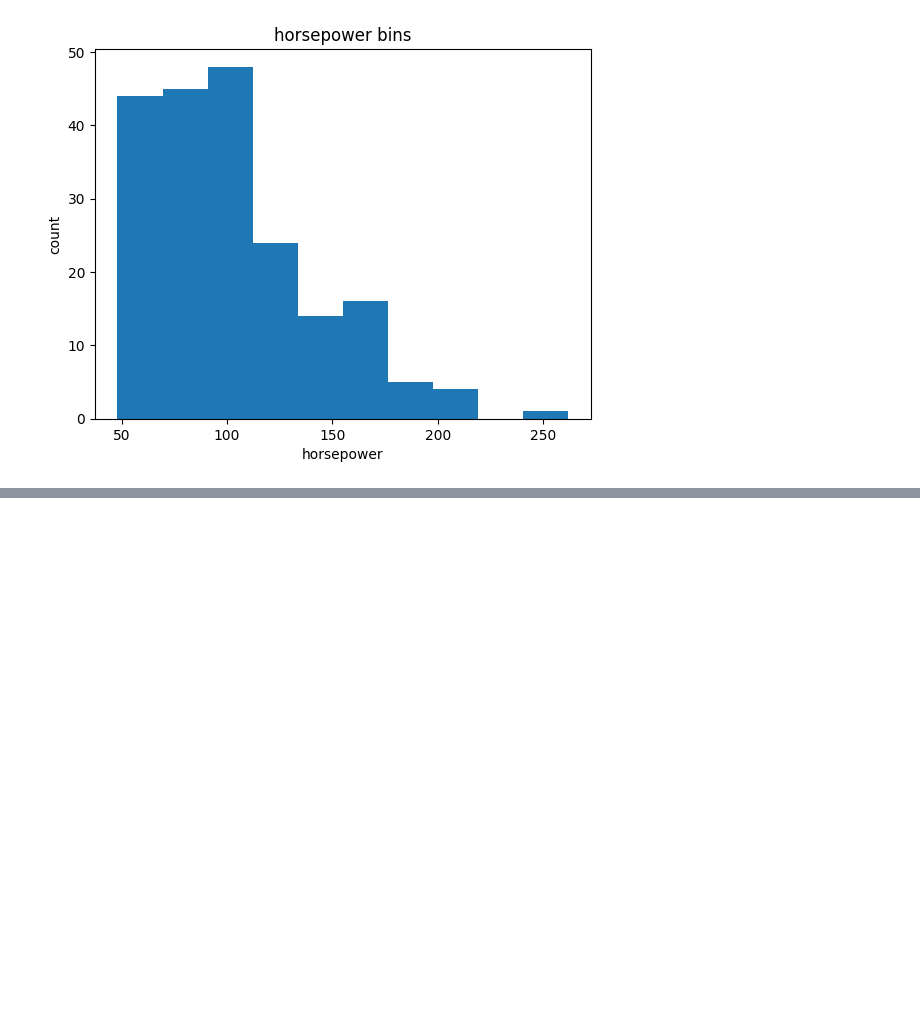
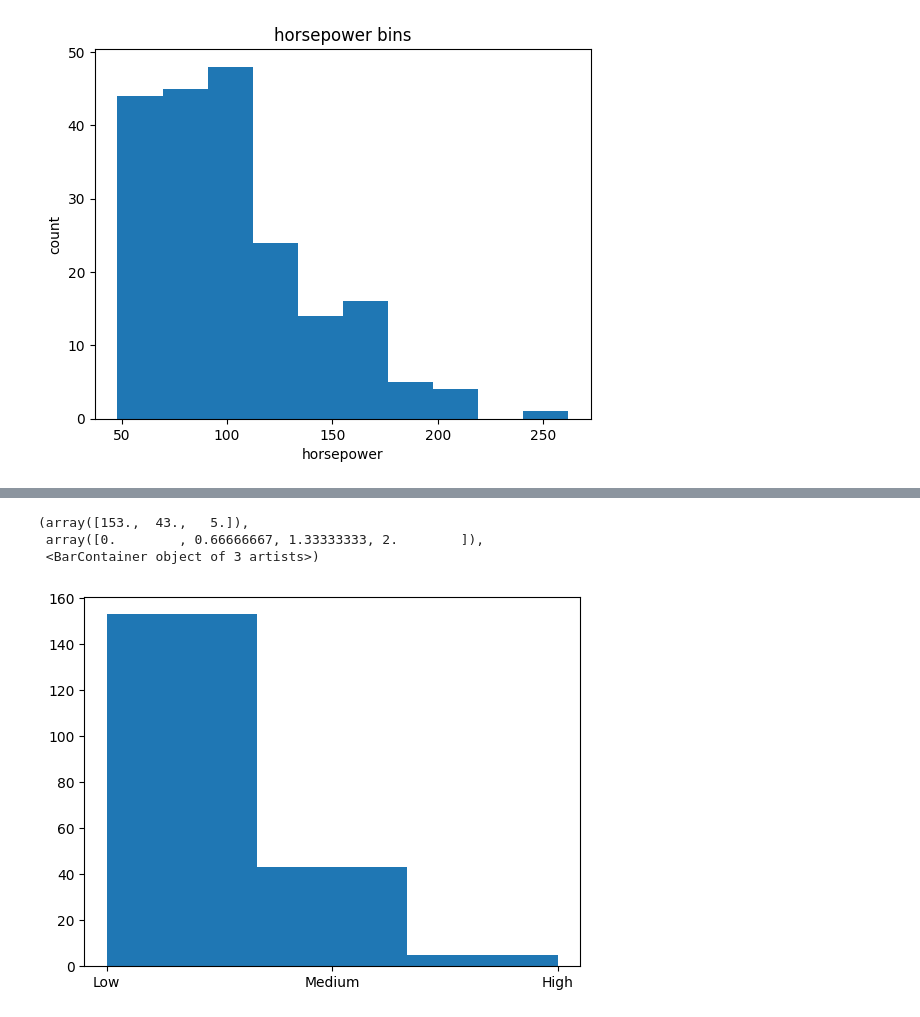
Before and after one commit to KRIS2HNA/AUTOMOBILE-PRICE-PREDICTION, a Jupyter notebook: auto-reg.ipynb, the cells around one changed output, grey strips where cells are left out. Saved outputs shown, nothing was run; the diff lists cells and outputs as text; code cells hidden in the pictures; blank space fills up the shorter version.

```diff
--- a/auto-reg.ipynb
+++ b/auto-reg.ipynb
@@ -570,0 +636,7 @@ Text(0.5, 1.0, 'horsepower bins')
+# %%
+plt.hist(df['horsepower-binned'], bins = 3)
+# %% [output]
+(array([153.,  43.,   5.]),
+ array([0.        , 0.66666667, 1.33333333, 2.        ]),
+ <BarContainer object of 3 artists>)
+[figure, added]
```
Also changed, not shown: parts of 23 cells of this notebook.
